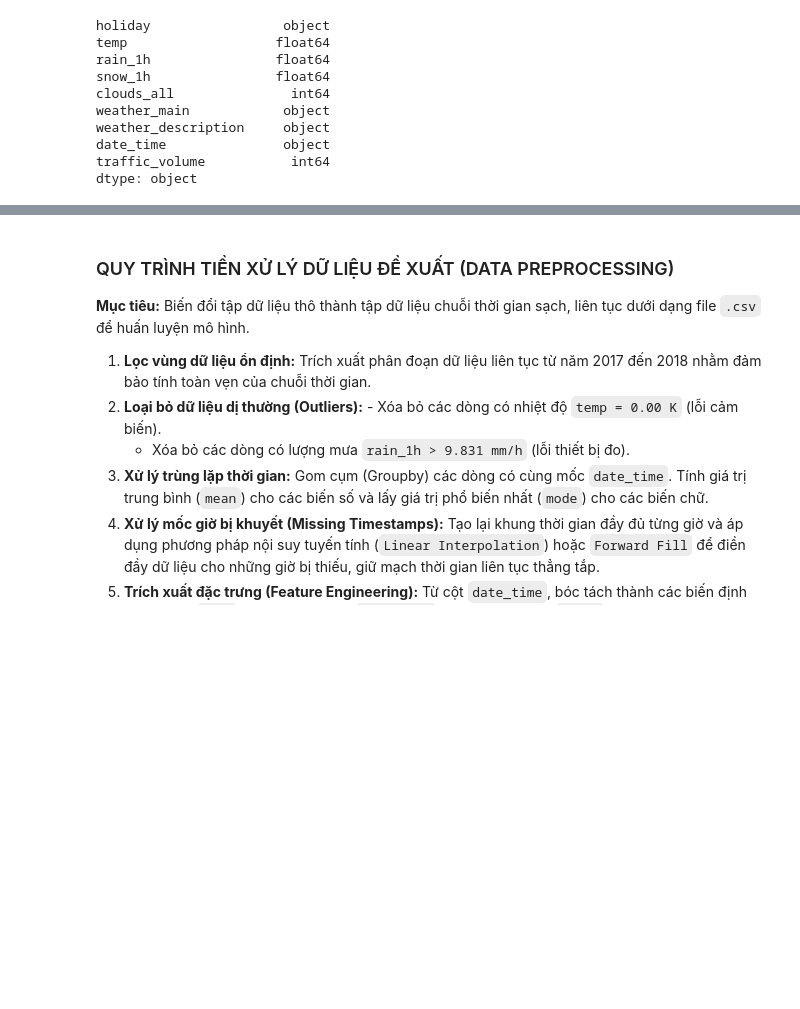
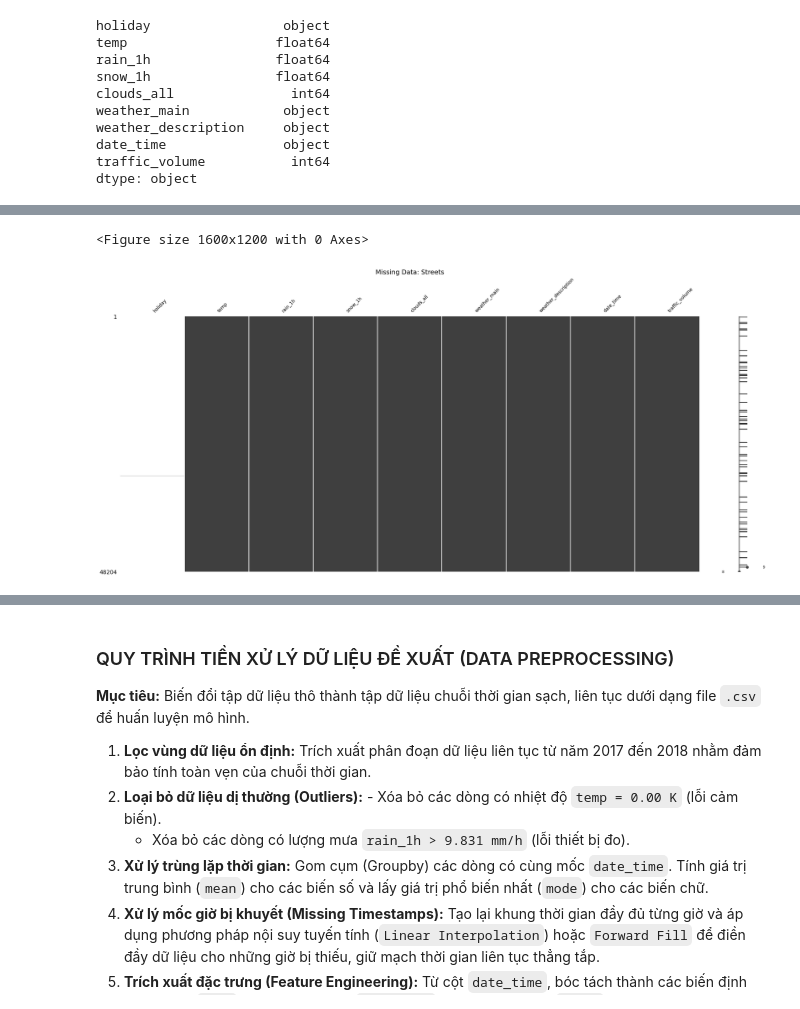
Before and after one commit to caonhathao/traffic-volume-forecasting, a Jupyter notebook: data/Minneapolis-St Paul/stPaul_data_analytis.ipynb, the cells around one changed output, grey strips where cells are left out. Saved outputs shown, nothing was run; the diff lists cells and outputs as text; code cells hidden in the pictures; blank space fills up the shorter version.

```diff
--- a/data/Minneapolis-St Paul/stPaul_data_analytis.ipynb
+++ b/data/Minneapolis-St Paul/stPaul_data_analytis.ipynb
@@ -50,24 +74,17 @@ display(data_raw.describe(include='all'))
 | 75% | NaN | 291.806000 | 0.000000 | 0.000000 | 90.000000 | NaN | NaN | NaN | ... |
 | max | NaN | 310.070000 | 9831.300000 | 0.510000 | 100.000000 | NaN | NaN | NaN | ... |
 # %%
-# --- NHAN XET BANG THONG KE DU LIEU (DESCRIPTIVE STATISTICS) ---
-#
-# 1. BIEN MUC TIEU (traffic_volume):
-# - Tong so mau ghi nhan la 48.204 dong.
-# - Luong xe trung binh moi gio qua tram dat ~3.260 xe.
-# - Do lech chuan lon (1.986 xe) cho thay su bien dong cuc ky manh giua cac khung gio.
-# - Luong xe cao nhat (max) len toi 7.280 xe/gio, thap nhat (min) la 0 xe/gio.
-#
-# 2. PHAT HIEN DU LIEU BAT THUONG (Outliers / Data Anomalies):
-# - Cot nhiet do (temp): Gia tri min bang 0.00 Kelvin (-273.15 do C). Day la loi cam bien,
-#   can phai loai bo hoac thay the o buoc lam sach du lieu.
-# - Cot luong mua (rain_1h): Gia tri max len toi 9.831 mm/gio. Day la con so phi thuc te,
-#   kha nang cao la nhieu do loi thiet bi do.
-#
-# 3. THONG TIN CAC BIEN PHAN LOAI (Categorical & Datetime):
-# - Cot date_time: Co 40.575 moc gio duy nhat tren tong so 48.204 dong. Su chenh lech nay
-#   chung minh co hien tuong trung lap dong (Duplicate Timestamps) do he thong ghi nhan
-#   nhieu loai hinh thoi tiet khac nhau tai cung mot thoi diem.
-# - Cot weather_main: Co 11 kieu thoi tiet duy nhat, trong do 'Clouds' (Nhieu may) la
-#   kieu thoi tiet chu dao xuat hien nhieu nhat (15.164 lan).
-# - Cot holiday: Chi co 61 dong ghi nhan ngay le, pho bien nhat la 'Labor Day'.
+# kiem tra missing data
+import missingno as msno
+import matplotlib.pyplot as plt
+
+plt.figure(figsize=(16, 12))
+
+msno.matrix(data_raw, sparkline=True, fontsize=10)
+
+plt.title("Missing Data: Streets", fontsize=14)
+
+plt.show()
+# %% [output]
+<Figure size 1600x1200 with 0 Axes>
+[figure, added]
```
Also changed, not shown: parts of 9 cells of this notebook, 10 other files.
